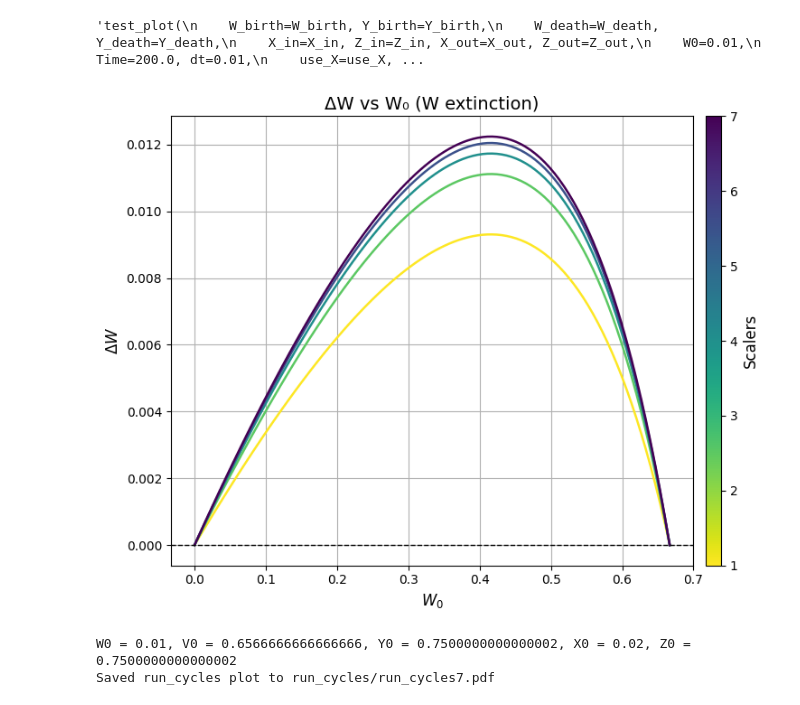
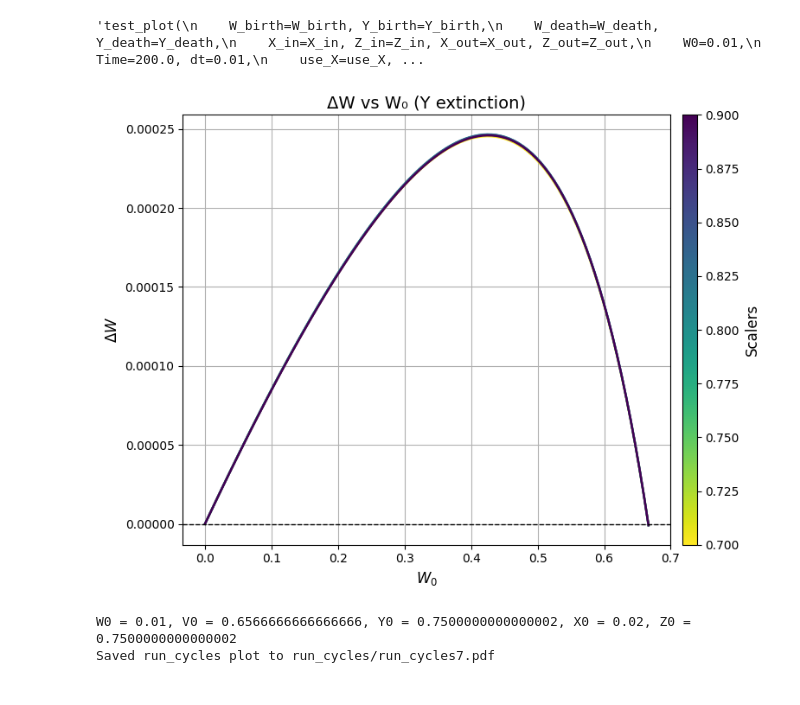
Before and after one commit to XaverWangerpohl/TwoSpeciesDormacy, a Jupyter notebook: invasion.ipynb, the cells around one changed output. Drawn from its saved outputs; the diff is of its cells as text; code cells hidden in the pictures.

```diff
--- a/invasion.ipynb
+++ b/invasion.ipynb
@@ -61,15 +61,15 @@ x = compare_severities(
 # %%
 compare_scalers(W_birth, Y_birth, W_death, Y_death,
                        X_in, Z_in, X_out, Z_out, severity=severity,
                        Time=Time, dt=dt,
                        use_X=use_X, use_Z=use_Z, scale_X=True,
                        num_points=num_points,
-                       scaler_range=(1, 7), n_scaler=5,
-                       perturb_W=True, perturb_Y=False,
+                       scaler_range=(.7, .9), n_scaler=5,
+                       perturb_W=False, perturb_Y=True,
                        tol=1e-7,
                        verbose=False)
 # %% [output]
-[figure, old version]
+[figure, new version]
 # %%
 cycles = 15000
 extinction_rate = 25.0
```
Also changed, not shown: 18 other files.
